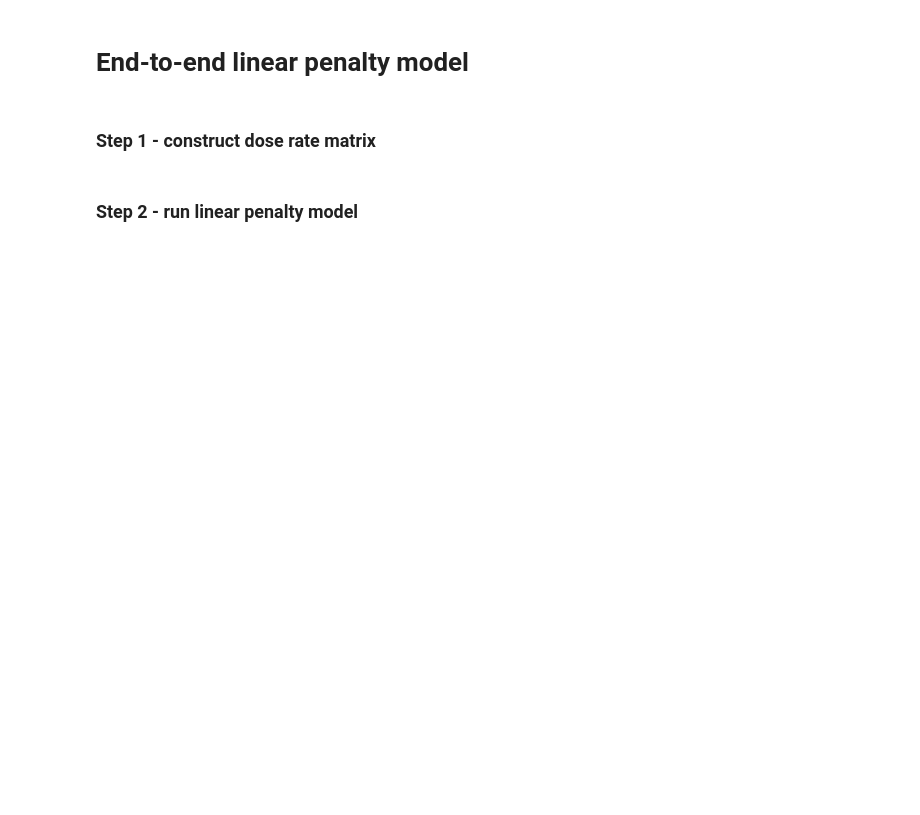
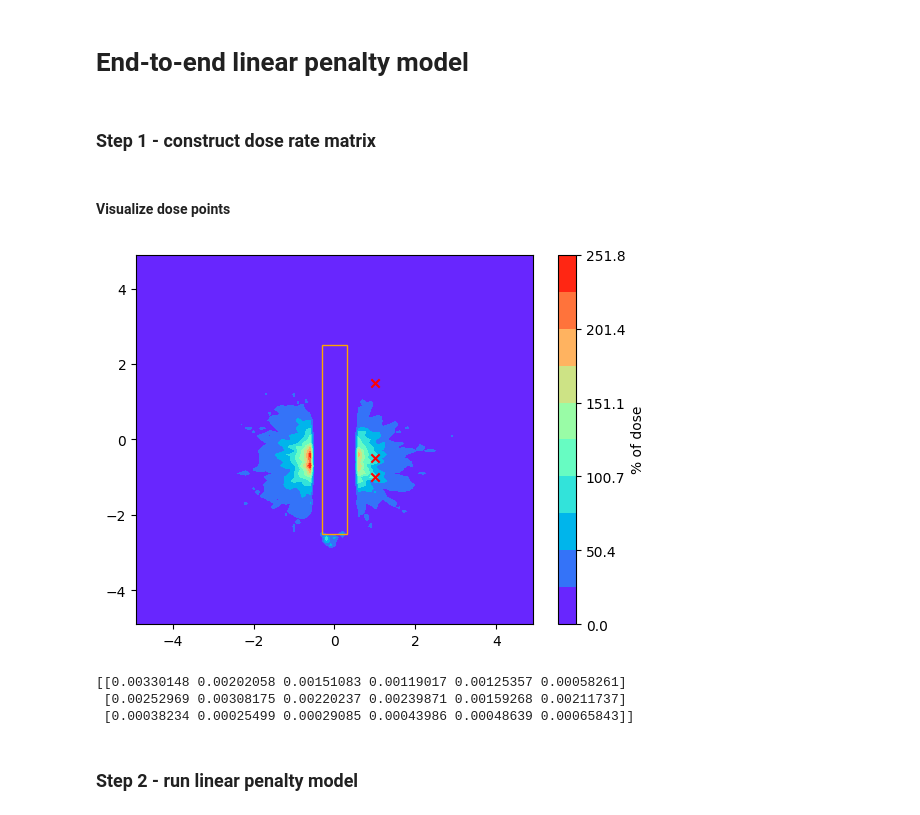
Before and after one commit to seandiscovery/modulated_shielding, a Jupyter notebook: dwell_time/end-to-end_linear_penalty.ipynb, the cells around one changed output. Drawn from its saved outputs; the diff is of its cells as text; code cells hidden in the pictures; blank space fills up the shorter version.

```diff
--- a/dwell_time/end-to-end_linear_penalty.ipynb
+++ b/dwell_time/end-to-end_linear_penalty.ipynb
@@ -22,18 +22,22 @@ from mosh_src.plotting_functions import *
 # %% [markdown]
 ### Step 1 - construct dose rate matrix
 # %%
-# Define parameters
-dose_points = np.array([(0, 0.25, 0.75), (0, 0.4, 0.8), (0, 0.4, 0.4)]) # cm - note that these are the same across all output files
+## Choose dose points ##
+dose_points = np.array([(1, 0, -1), (1, 0, -0.5), (1, 0, 1.5)]) # cm - note that these are the same across all output files
+
+## Choose source dose rate ##
+source_dose_rate = 5 # Gy/s - same across all output files
+
+## Set dwell positions ##
 dwell_pos_transZ = np.array([-0.5, -0.4, -0.3, -0.2, -0.1, 0]) # cm - assuming source is centered in applicator (x, y) = (0, 0)
+
+# Other parameters
 output_files = np.array(["rate_extract_test_5.csv", "rate_extract_test_4.csv", "rate_extract_test_3.csv", "rate_extract_test_2.csv",
                         "rate_extract_test_1.csv", "rate_extract_test_0.csv"])
-
-if np.shape(dwell_pos_transZ)[0] != np.shape(output_files)[0]:
-    raise ValueError("Number of dwell position Z coordinates must match number of output files")
+file_location = "rate_extraction_test/"
 
 num_dwell_pos = np.shape(output_files)[0]
 num_dose_points = np.shape(dose_points)[0]
-source_dose_rate = 5 # Gy/s - same across all output files
 
 # Number of bins and dosing grid half-length - both set in TOPAS parameter files
 bins_mosh = 100
@@ -41,25 +45,81 @@ dose_grid_half_mosh = 5 # cm
 
 # Computes the lattice length for the simulation space in cm
 lattice_mosh = dose_grid_half_mosh*2/bins_mosh
+
+# Error handling
+if np.shape(dwell_pos_transZ)[0] != np.shape(output_files)[0]:
+    raise ValueError("Number of dwell position Z coordinates must match number of output files")
+# %% [markdown]
+#### Visualize dose points
+# %%
+#### Define parameters ####
+source_transY = 0
+
+# 0 = x, 1 = y, 2 = z
+const_axis = 1 # note the change from prior plots here - this view should be more convenient for dwell position runs
+
+# Set the range of our contour plots
+# Maximum range set by TOPAS parameter files
+rngX = (-5, 5)
+rngY = (-5, 5)
+
+origin = (0, 0)
+zero_region = "rectangle"
+source_rect = (1.2, 5) # cm
+
+dose = 100 # % of dose
+# Compute the plane of the source
+source_plane = cm_to_voxel(np.array(source_transY), bins_mosh, lattice_mosh) # note change to using transY as constant, not transZ
+
+#### Construct plot ####
+dose_point_1 = ((dose_points[0])[0], (dose_points[0])[2])
+dose_point_0, dose_point_voxel = extract_norm_energy(file_location + output_files[0], source_plane, const_axis, dose_point_1,
+                                                     bins_mosh, lattice_mosh)
+
+X, Y, energy0, std_dev = contour_energy(file_location + output_files[0], (bins_mosh, bins_mosh), dose_grid_half_mosh, source_plane, const_axis, rngX, rngY,
+                                        scale=True, norm_energy=dose_point_0, dose=dose,
+                                        zero_source=True, zero_region=zero_region, origin=origin, source_rad=0, source_rect=source_rect,
+                                        std_dev=True)
+
+# Plot
+fig0, ax0 = plt.subplots()
+Xv, Yv = np.meshgrid(X, Y, indexing='ij') # this indexing is important - otherwise contour plot will be rotated
+
+contour0 = ax0.contourf(Xv, Yv, energy0, locator=ticker.LinearLocator(), norm="linear", cmap="rainbow")
+cbar0 = fig0.colorbar(contour0, label="% of dose")
+
+# Draw applicator
+applicator = plt.Rectangle((-0.3, -2.5), 0.6, 5.0, edgecolor="orange", fill=False)
+ax0.add_patch(applicator)
+
+# Add dosing points
+for p in dose_points:
+    ax0.scatter(p[0], p[2], c="red", marker="x")
+# %% [output]
+[figure, added]
 # %%
 D = np.zeros((num_dose_points, num_dwell_pos))
 
 for j in range(num_dwell_pos):
     # Step 1 - extract normalized dose rate @ source
     source_plane = cm_to_voxel(np.array(dwell_pos_transZ[j]), bins_mosh, lattice_mosh)
-    source_energy, __ = extract_norm_energy(output_files[j], source_plane, 2, (0, 0), bins_mosh, lattice_mosh)
+    source_energy, __ = extract_norm_energy(file_location + output_files[j], source_plane, 2, (0, 0), bins_mosh, lattice_mosh)
 
     # Step 2 - iterate over dose points, extract energy, and scale to source_norm_energy
     for i in range(num_dose_points):
         dose_point_transZ = dose_points[i][2]
 
         dose_plane = cm_to_voxel(np.array(dose_point_transZ), bins_mosh, lattice_mosh)
-        dose_energy, __ = extract_norm_energy(output_files[j], dose_plane, 2, (dose_points[i][0], dose_points[i][1]), bins_mosh, lattice_mosh)
+        dose_energy, __ = extract_norm_energy(file_location + output_files[j], dose_plane, 2, (dose_points[i][0], dose_points[i][1]), bins_mosh, lattice_mosh)
 
         normed_dose_energy = (dose_energy/source_energy)*source_dose_rate
         D[i][j] = normed_dose_energy
 
 print(D)
+# %% [output]
+[[0.00330148 0.00202058 0.00151083 0.00119017 0.00125357 0.00058261]
+ [0.00252969 0.00308175 0.00220237 0.00239871 0.00159268 0.00211737]
+ [0.00038234 0.00025499 0.00029085 0.00043986 0.00048639 0.00065843]]
 # %% [markdown]
 ### Step 2 - run linear penalty model
 # %%
```
Also changed, not shown: parts of 5 cells of this notebook, 1 other file.
